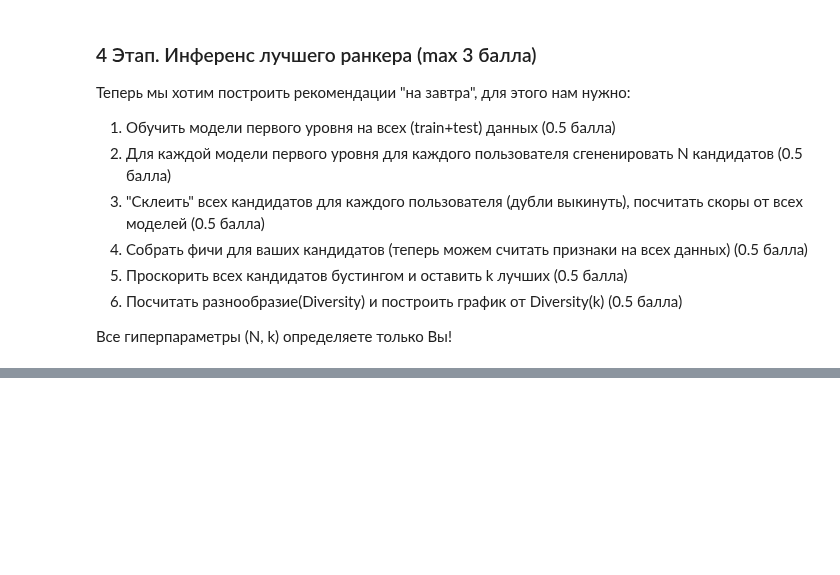
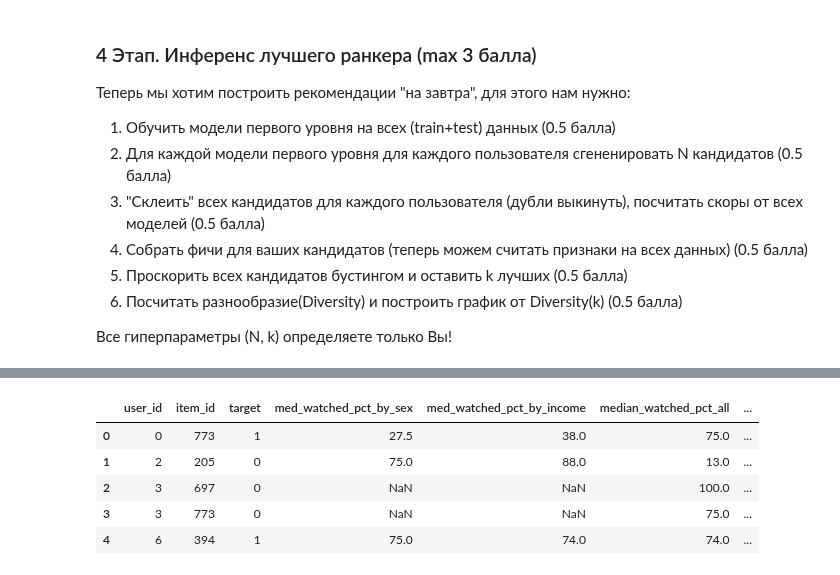
Before and after one commit to PavelMKh/HSE-AI, a Jupyter notebook: RECSYS/HSE_RecSys_HW3_Khomenko.ipynb, the cells around one changed output, grey strips where cells are left out. Saved outputs shown, nothing was run; the diff lists cells and outputs as text; code cells hidden in the pictures; blank space fills up the shorter version.

```diff
--- a/RECSYS/HSE_RecSys_HW3_Khomenko.ipynb
+++ b/RECSYS/HSE_RecSys_HW3_Khomenko.ipynb
@@ -787,0 +1092,12 @@ ncf_full.fit(epochs=10, batch_size=2)
+# %%
+df_train_top_items = df_train_feat.groupby('user_id').apply(lambda x: x.nlargest(3, 'score')).reset_index(drop=True)
+df_val_top_items = df_val_feat.groupby('user_id').apply(lambda x: x.nlargest(3, 'score')).reset_index(drop=True)
+# %%
+df_train_top_items.head()
+# %% [output]
+|  | user_id | item_id | target | med_watched_pct_by_sex | med_watched_pct_by_income | median_watched_pct_all | ... |
+| 0 | 0 | 773 | 1 | 27.5 | 38.0 | 75.0 | ... |
+| 1 | 2 | 205 | 0 | 75.0 | 88.0 | 13.0 | ... |
+| 2 | 3 | 697 | 0 | NaN | NaN | 100.0 | ... |
+| 3 | 3 | 773 | 0 | NaN | NaN | 75.0 | ... |
+| 4 | 6 | 394 | 1 | 75.0 | 74.0 | 74.0 | ... |
```
Also changed, not shown: parts of 31 cells of this notebook.
